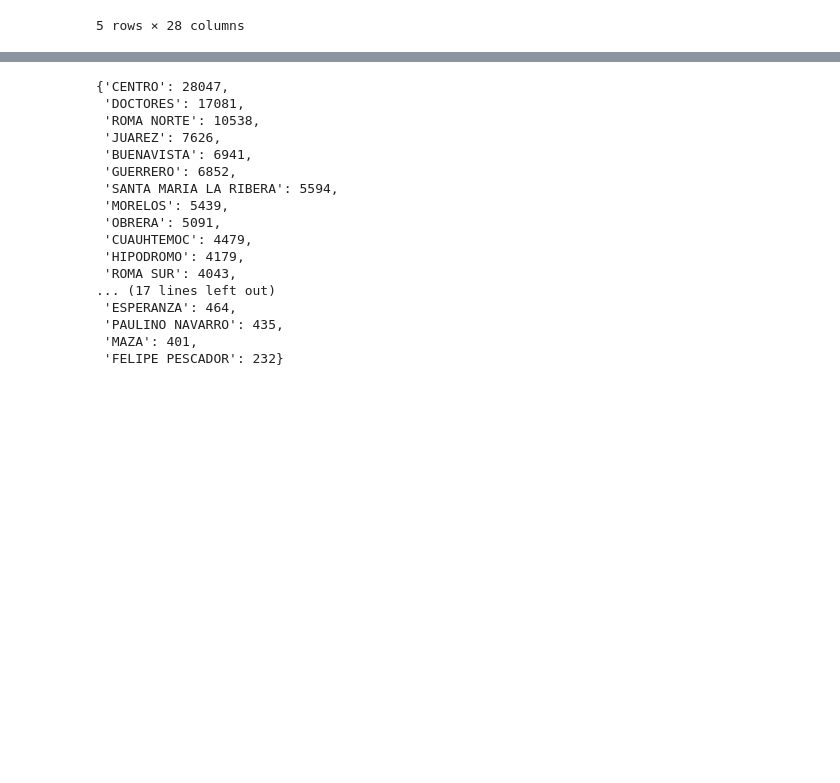
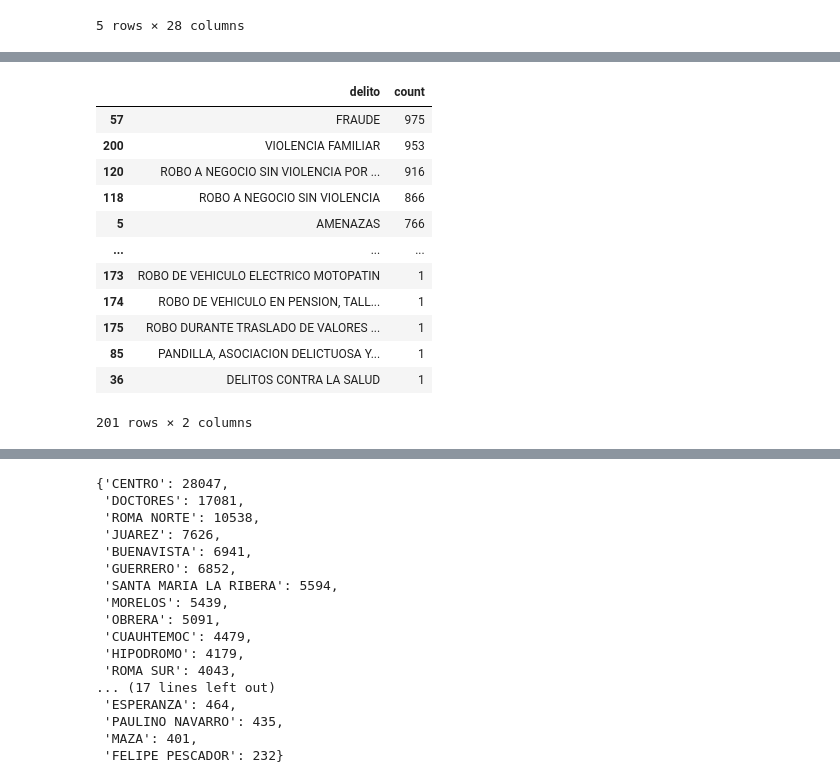
Before and after one commit to marcocasillas91/sdc-security, a Jupyter notebook: notebooks/5_cuau_visualizations.ipynb, the cells around one changed output, grey strips where cells are left out. Cells and saved outputs as stored; diff of their text form; code cells hidden in the pictures; blank space fills up the shorter version.

```diff
--- a/notebooks/5_cuau_visualizations.ipynb
+++ b/notebooks/5_cuau_visualizations.ipynb
@@ -24,0 +50,21 @@ cuau.head()
+# %%
+#cuau['colonia'].unique()
+t=cuau[cuau['colonia'].isin( ['BUENAVISTA', 'SANTA MARIA LA RIBERA'])]
+t2 =t.groupby('delito').agg(count=('delito', 'count'))
+t2.reset_index(inplace =True)
+t2=t2.sort_values(by='count', ascending = False)
+t2
+# %% [output]
+|  | delito | count |
+| 57 | FRAUDE | 975 |
+| 200 | VIOLENCIA FAMILIAR | 953 |
+| 120 | ROBO A NEGOCIO SIN VIOLENCIA POR ... | 916 |
+| 118 | ROBO A NEGOCIO SIN VIOLENCIA | 866 |
+| 5 | AMENAZAS | 766 |
+| ... | ... | ... |
+| 173 | ROBO DE VEHICULO ELECTRICO MOTOPATIN | 1 |
+| 174 | ROBO DE VEHICULO EN PENSION, TALL... | 1 |
+| 175 | ROBO DURANTE TRASLADO DE VALORES ... | 1 |
+| 85 | PANDILLA, ASOCIACION DELICTUOSA Y... | 1 |
+| 36 | DELITOS CONTRA LA SALUD | 1 |
+201 rows × 2 columns
```
Also changed, not shown: parts of 10 cells of this notebook.
